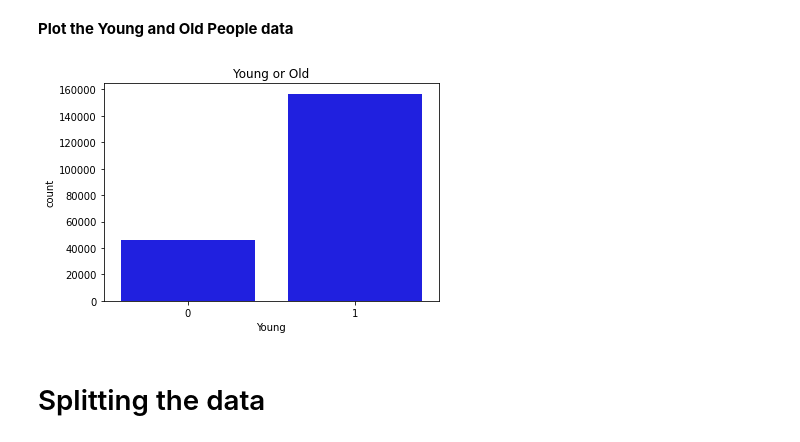
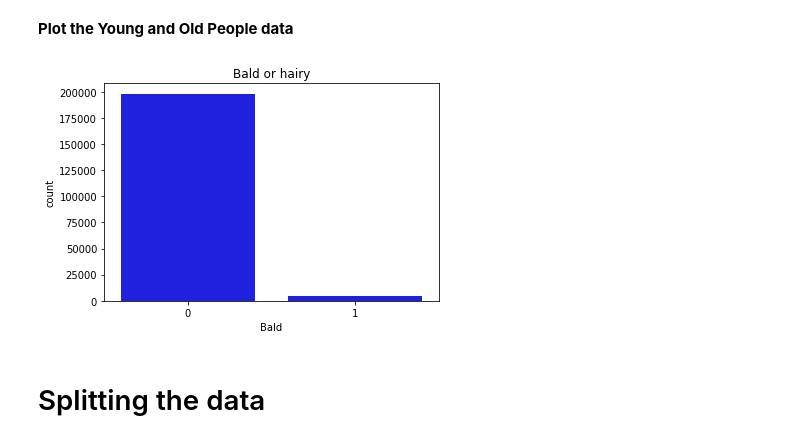
Before and after one commit to irawan09/Baldness_Detection, a Jupyter notebook: Thesis.ipynb, the cells around one changed output. Cells and saved outputs as stored; diff of their text form; code cells hidden in the pictures.

```diff
--- a/Thesis.ipynb
+++ b/Thesis.ipynb
@@ -187,12 +183,12 @@ df_attr.head()
 # %%
 import matplotlib.pyplot as plt
 import seaborn as sns
 
-plt.title('Young or Old')
-sns.countplot(x='Young', data=df_attr, color="blue")
+plt.title('Bald or hairy')
+sns.countplot(x='Bald', data=df_attr, color="blue")
 plt.show()
 # %% [output]
-[figure, old version]
+[figure, new version]
 # %% [markdown]
 # Splitting the data
 # %% [markdown]
```
Also changed, not shown: parts of 25 cells of this notebook.
